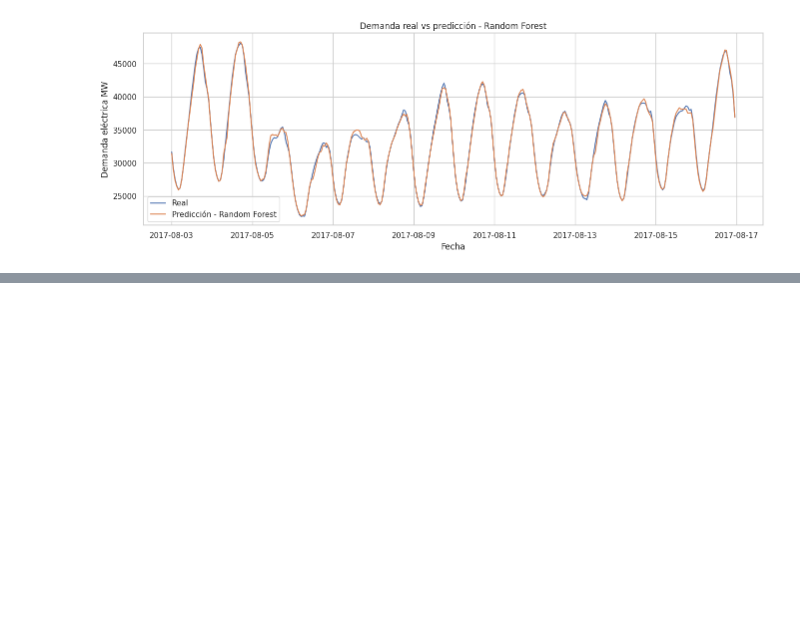
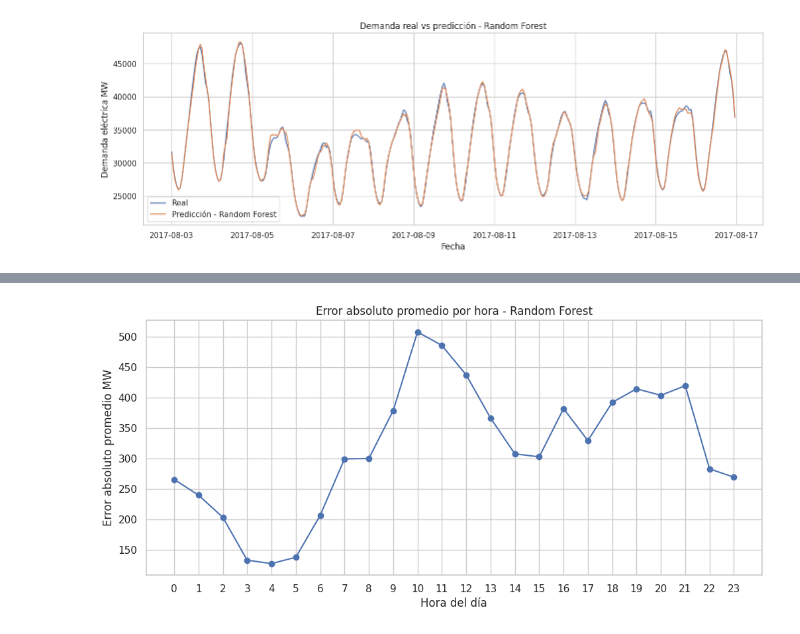
Before and after one commit to jonabaroadsrp/Portafolio_Energia_P1, a Jupyter notebook: forecasting_de_demanda_electrica_P1.ipynb, the cells around one changed output, grey strips where cells are left out. Drawn from its saved outputs; the diff is of its cells as text; code cells hidden in the pictures; blank space fills up the shorter version.

```diff
--- a/forecasting_de_demanda_electrica_P1.ipynb
+++ b/forecasting_de_demanda_electrica_P1.ipynb
@@ -1516,0 +1589,17 @@ plt.show()
+# %%
+# ============================================================
+# 47. ERROR PROMEDIO POR HORA DEL DÍA
+# ============================================================
+
+error_by_hour = error_df.groupby('hour')['abs_error'].mean()
+
+plt.figure(figsize=(12, 5))
+plt.plot(error_by_hour.index, error_by_hour.values, marker='o')
+plt.title(f'Error absoluto promedio por hora - {best_model_name}')
+plt.xlabel('Hora del día')
+plt.ylabel('Error absoluto promedio MW')
+plt.xticks(range(24))
+plt.grid(True)
+plt.show()
+# %% [output]
+[figure, added]
```
Also changed, not shown: parts of 54 cells of this notebook.
